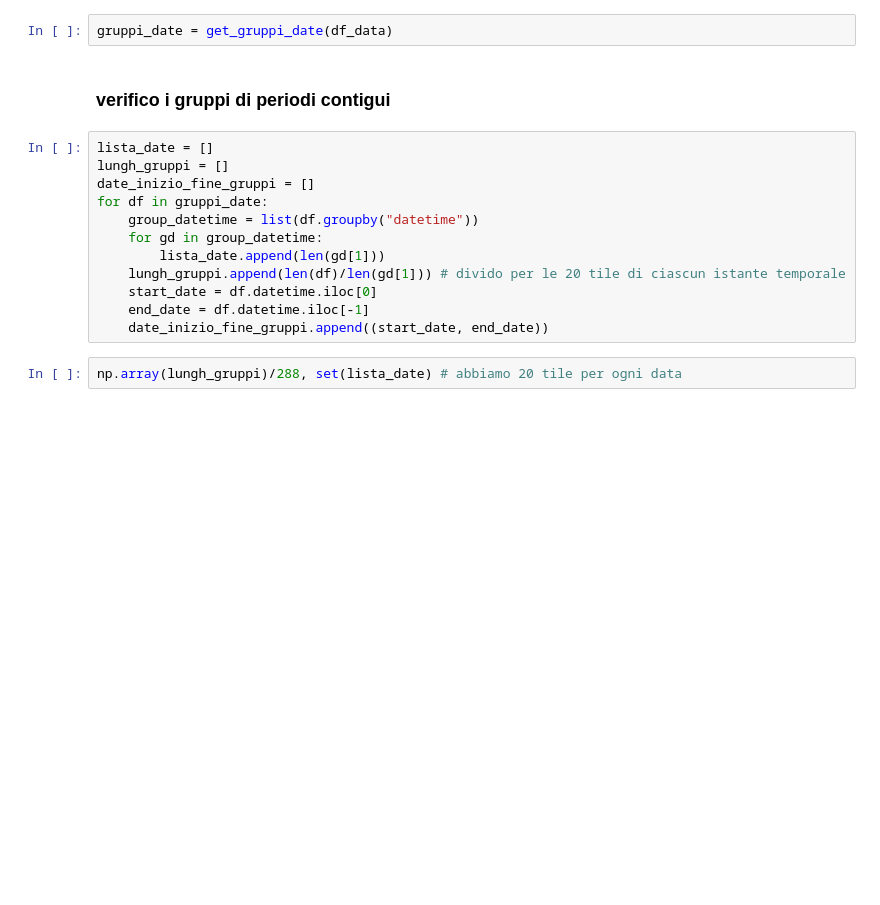
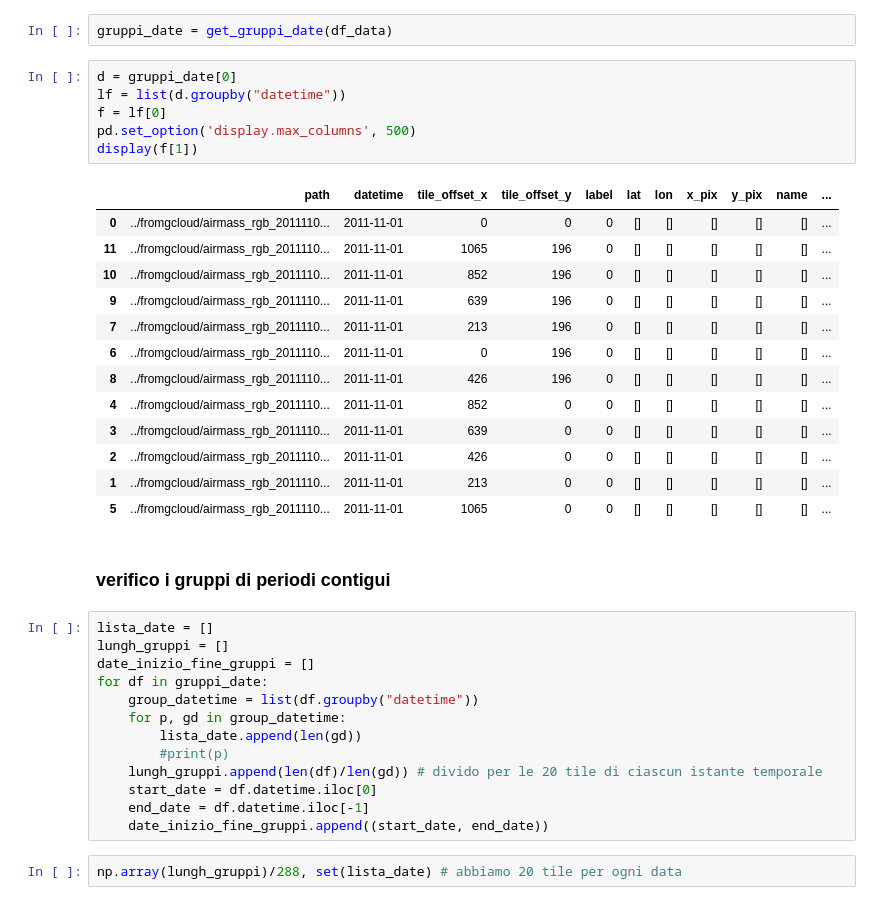
Before and after one commit to dandarm/VideoMAEv2, a Jupyter notebook: Build_dataset_videoMAE.ipynb, the cells around one changed output. Saved outputs shown, nothing was run; the diff lists cells and outputs as text; blank space fills up the shorter version.

```diff
--- a/Build_dataset_videoMAE.ipynb
+++ b/Build_dataset_videoMAE.ipynb
@@ -164,6 +164,26 @@ df_data.drop(columns="Unnamed: 0", inplace=True)
 #df_data[df_data.path.str.contains('20200917_1830')]
 # %%
 gruppi_date = get_gruppi_date(df_data)
+# %%
+d = gruppi_date[0]
+lf = list(d.groupby("datetime"))
+f = lf[0]
+pd.set_option('display.max_columns', 500)
+display(f[1])
+# %% [output]
+|  | path | datetime | tile_offset_x | tile_offset_y | label | lat | lon | x_pix | y_pix | name | ... |
+| 0 | ../fromgcloud/airmass_rgb_2011110... | 2011-11-01 | 0 | 0 | 0 | [] | [] | [] | [] | [] | ... |
+| 11 | ../fromgcloud/airmass_rgb_2011110... | 2011-11-01 | 1065 | 196 | 0 | [] | [] | [] | [] | [] | ... |
+| 10 | ../fromgcloud/airmass_rgb_2011110... | 2011-11-01 | 852 | 196 | 0 | [] | [] | [] | [] | [] | ... |
+| 9 | ../fromgcloud/airmass_rgb_2011110... | 2011-11-01 | 639 | 196 | 0 | [] | [] | [] | [] | [] | ... |
+| 7 | ../fromgcloud/airmass_rgb_2011110... | 2011-11-01 | 213 | 196 | 0 | [] | [] | [] | [] | [] | ... |
+| 6 | ../fromgcloud/airmass_rgb_2011110... | 2011-11-01 | 0 | 196 | 0 | [] | [] | [] | [] | [] | ... |
+| 8 | ../fromgcloud/airmass_rgb_2011110... | 2011-11-01 | 426 | 196 | 0 | [] | [] | [] | [] | [] | ... |
+| 4 | ../fromgcloud/airmass_rgb_2011110... | 2011-11-01 | 852 | 0 | 0 | [] | [] | [] | [] | [] | ... |
+| 3 | ../fromgcloud/airmass_rgb_2011110... | 2011-11-01 | 639 | 0 | 0 | [] | [] | [] | [] | [] | ... |
+| 2 | ../fromgcloud/airmass_rgb_2011110... | 2011-11-01 | 426 | 0 | 0 | [] | [] | [] | [] | [] | ... |
+| 1 | ../fromgcloud/airmass_rgb_2011110... | 2011-11-01 | 213 | 0 | 0 | [] | [] | [] | [] | [] | ... |
+| 5 | ../fromgcloud/airmass_rgb_2011110... | 2011-11-01 | 1065 | 0 | 0 | [] | [] | [] | [] | [] | ... |
 # %% [markdown]
 ### verifico i gruppi di periodi contigui
 # %%
@@ -172,9 +192,10 @@ lungh_gruppi = []
 date_inizio_fine_gruppi = []
 for df in gruppi_date:
     group_datetime = list(df.groupby("datetime"))
-    for gd in group_datetime:
-        lista_date.append(len(gd[1]))
-    lungh_gruppi.append(len(df)/len(gd[1])) # divido per le 20 tile di ciascun istante temporale
+    for p, gd in group_datetime:
+        lista_date.append(len(gd))
+        #print(p)
+    lungh_gruppi.append(len(df)/len(gd)) # divido per le 20 tile di ciascun istante temporale
     start_date = df.datetime.iloc[0]
     end_date = df.datetime.iloc[-1]
     date_inizio_fine_gruppi.append((start_date, end_date))
```
Also changed, not shown: parts of 11 cells of this notebook, 3 other files.
